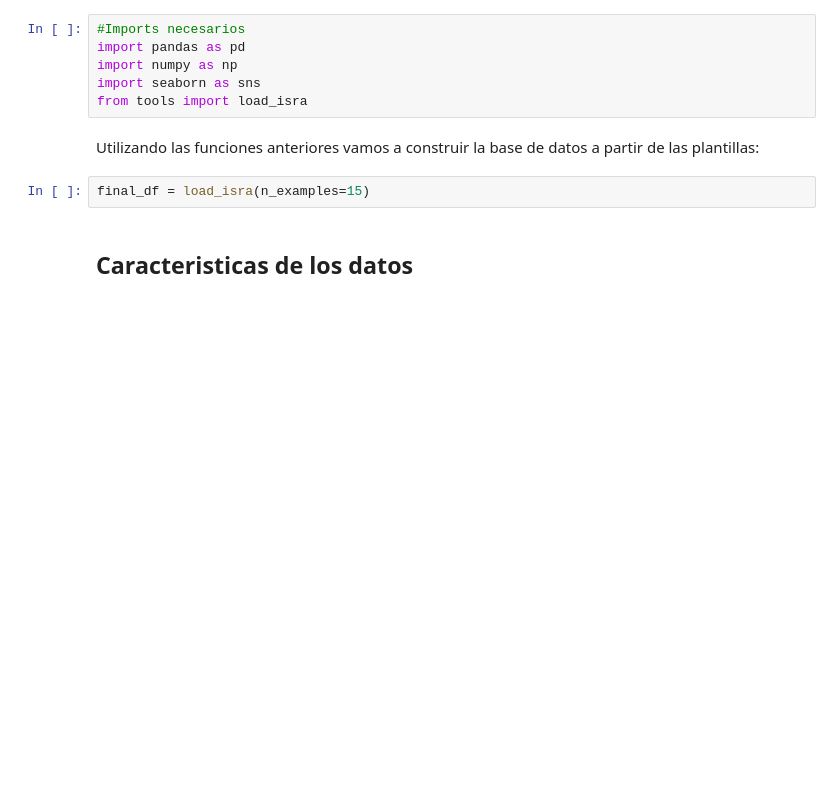
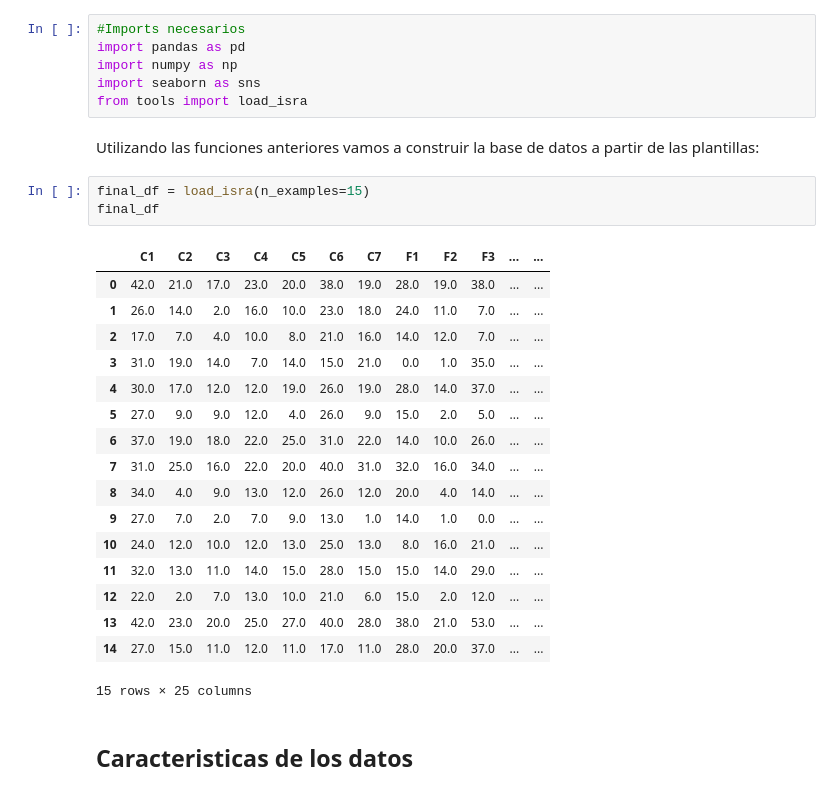
Before and after one commit to FeD7791/ISRA_project, a Jupyter notebook: project.ipynb, the cells around one changed output. Cells and saved outputs as stored; diff of their text form; blank space fills up the shorter version.

```diff
--- a/project.ipynb
+++ b/project.ipynb
@@ -10,6 +10,25 @@ from tools import load_isra
 Utilizando las funciones anteriores vamos a construir la base de datos a partir de las plantillas:
 # %%
 final_df = load_isra(n_examples=15)
+final_df
+# %% [output]
+|  | C1 | C2 | C3 | C4 | C5 | C6 | C7 | F1 | F2 | F3 | ... | ... |
+| 0 | 42.0 | 21.0 | 17.0 | 23.0 | 20.0 | 38.0 | 19.0 | 28.0 | 19.0 | 38.0 | ... | ... |
+| 1 | 26.0 | 14.0 | 2.0 | 16.0 | 10.0 | 23.0 | 18.0 | 24.0 | 11.0 | 7.0 | ... | ... |
+| 2 | 17.0 | 7.0 | 4.0 | 10.0 | 8.0 | 21.0 | 16.0 | 14.0 | 12.0 | 7.0 | ... | ... |
+| 3 | 31.0 | 19.0 | 14.0 | 7.0 | 14.0 | 15.0 | 21.0 | 0.0 | 1.0 | 35.0 | ... | ... |
+| 4 | 30.0 | 17.0 | 12.0 | 12.0 | 19.0 | 26.0 | 19.0 | 28.0 | 14.0 | 37.0 | ... | ... |
+| 5 | 27.0 | 9.0 | 9.0 | 12.0 | 4.0 | 26.0 | 9.0 | 15.0 | 2.0 | 5.0 | ... | ... |
+| 6 | 37.0 | 19.0 | 18.0 | 22.0 | 25.0 | 31.0 | 22.0 | 14.0 | 10.0 | 26.0 | ... | ... |
+| 7 | 31.0 | 25.0 | 16.0 | 22.0 | 20.0 | 40.0 | 31.0 | 32.0 | 16.0 | 34.0 | ... | ... |
+| 8 | 34.0 | 4.0 | 9.0 | 13.0 | 12.0 | 26.0 | 12.0 | 20.0 | 4.0 | 14.0 | ... | ... |
+| 9 | 27.0 | 7.0 | 2.0 | 7.0 | 9.0 | 13.0 | 1.0 | 14.0 | 1.0 | 0.0 | ... | ... |
+| 10 | 24.0 | 12.0 | 10.0 | 12.0 | 13.0 | 25.0 | 13.0 | 8.0 | 16.0 | 21.0 | ... | ... |
+| 11 | 32.0 | 13.0 | 11.0 | 14.0 | 15.0 | 28.0 | 15.0 | 15.0 | 14.0 | 29.0 | ... | ... |
+| 12 | 22.0 | 2.0 | 7.0 | 13.0 | 10.0 | 21.0 | 6.0 | 15.0 | 2.0 | 12.0 | ... | ... |
+| 13 | 42.0 | 23.0 | 20.0 | 25.0 | 27.0 | 40.0 | 28.0 | 38.0 | 21.0 | 53.0 | ... | ... |
+| 14 | 27.0 | 15.0 | 11.0 | 12.0 | 11.0 | 17.0 | 11.0 | 28.0 | 20.0 | 37.0 | ... | ... |
+15 rows × 25 columns
 # %% [markdown]
 ## Caracteristicas de los datos
 # %%
```
Also changed, not shown: parts of 9 cells of this notebook, 1 other file.
